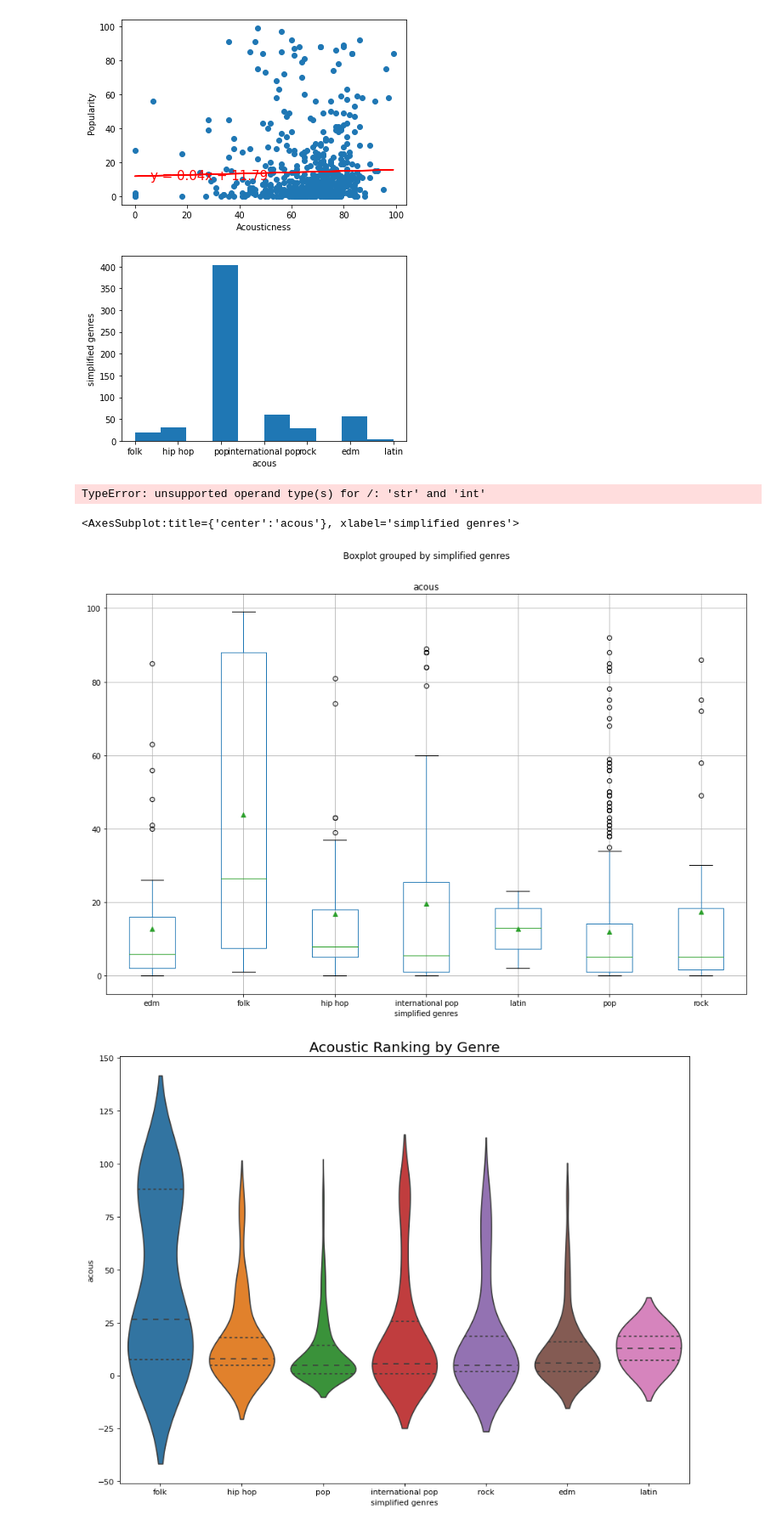
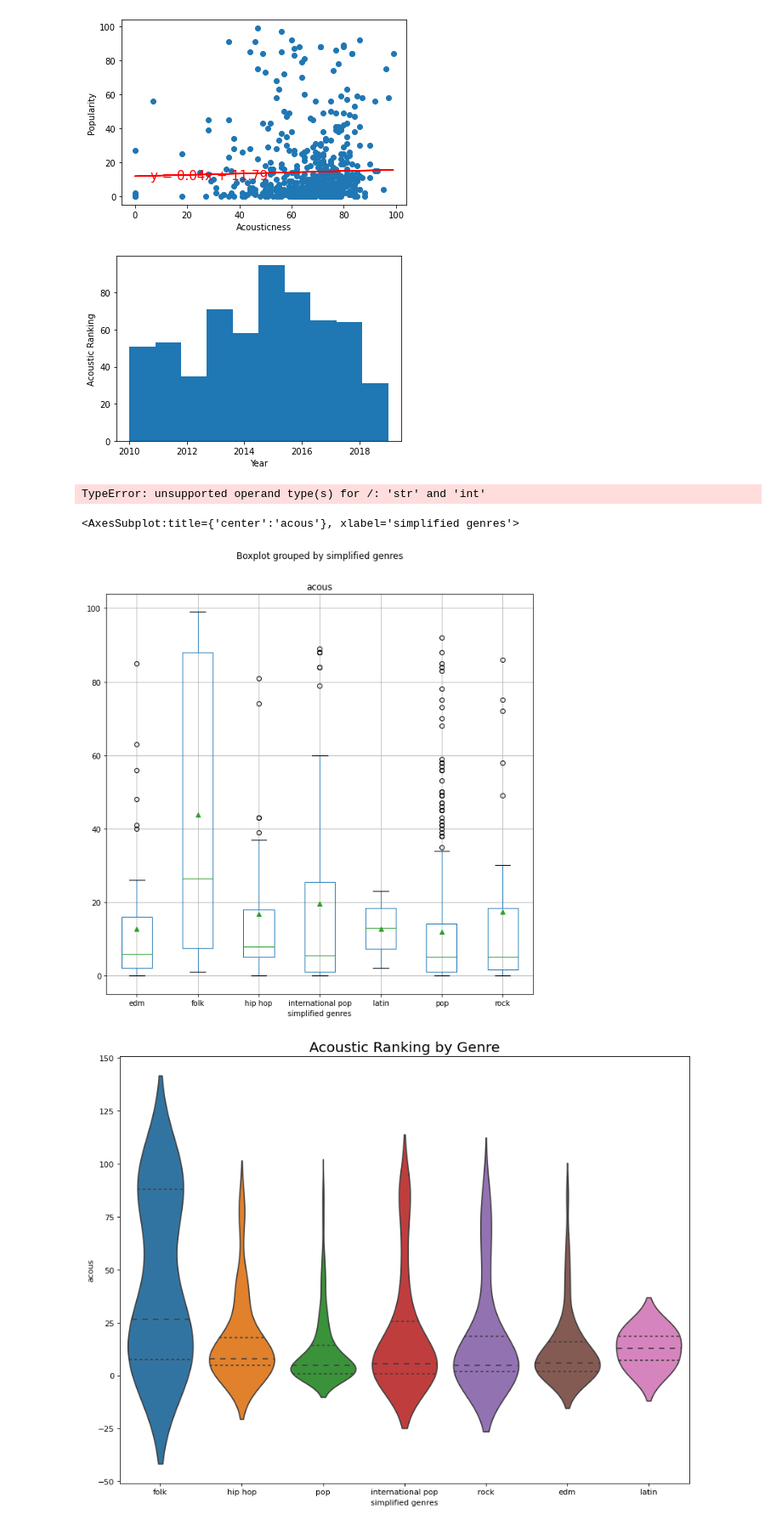
Before and after one commit to Boyder3113/Project_1, a Jupyter notebook: acoustic_data.ipynb, the cells around one changed output. Shown: that part at 85% size. Cells and saved outputs as stored; diff of their text form; code cells hidden in the pictures.

Commit message:
adding graphs

```diff
--- a/acoustic_data.ipynb
+++ b/acoustic_data.ipynb
@@ -166,20 +200,20 @@ The r-squared is 0.0007130787091916987
 [figure]
 # %%
 # Attempt to make history gram
-plt.hist(acoustic_df['simplified genres'])
-plt.xlabel('acous')
-plt.ylabel('simplified genres')
+plt.hist(acoustic_df['year'])
+plt.xlabel('Year')
+plt.ylabel('Acoustic Ranking')
 plt.show()
 print(sts.normaltest(acoustic_df.sample(50)))
 # %% [output]
-[figure, old version]
+[figure, new version]
 TypeError: unsupported operand type(s) for /: 'str' and 'int'
 # %%
 # Boxplot to highlight range of data
-acoustic_df.boxplot('acous', by = 'simplified genres', figsize=(15,10), showmeans = True)
+acoustic_df.boxplot('acous', by = 'simplified genres', figsize=(10,10), showmeans = True)
 # %% [output]
 <AxesSubplot:title={'center':'acous'}, xlabel='simplified genres'>
-[figure, old version]
+[figure, new version]
 # %%
 plt.figure(figsize=(13,10), dpi= 80)
 sns.violinplot(x='simplified genres', y='acous', data=acoustic_df, scale='width', inner='quartile')
```
Also changed, not shown: parts of 2 cells of this notebook.
